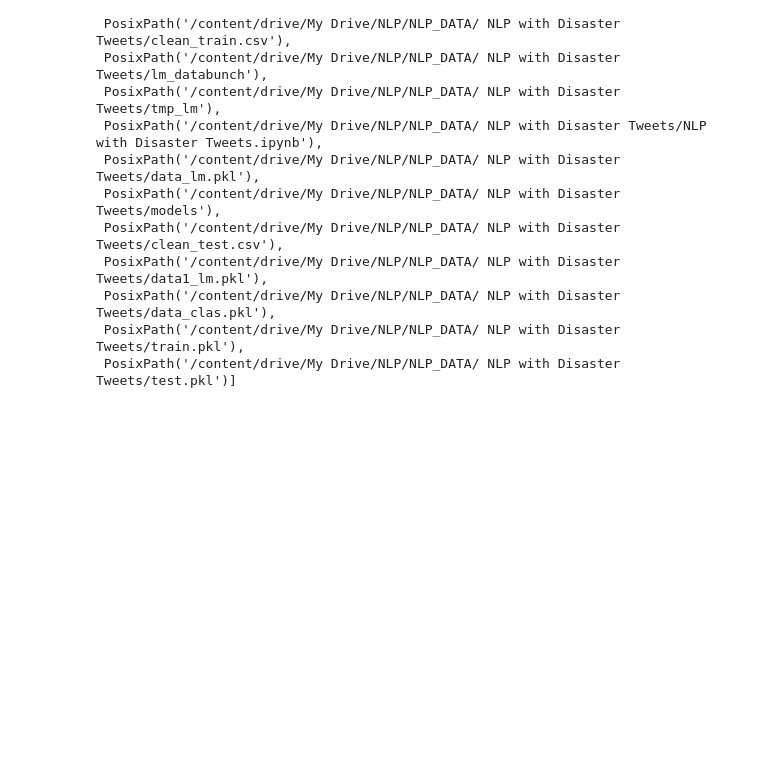
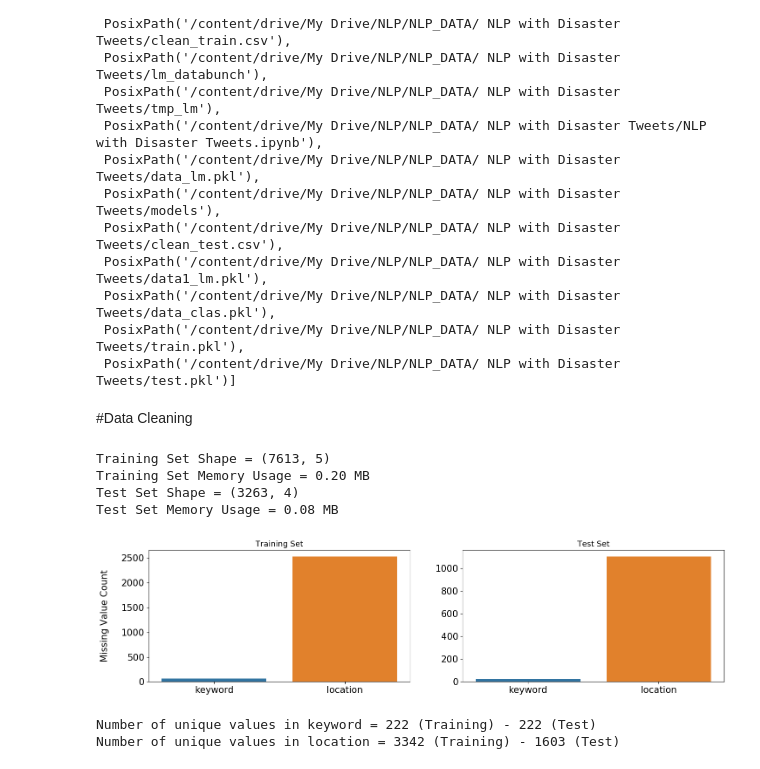
Before and after one commit to rajibmondal/Projects.NLP, a Jupyter notebook: NLP_with_Disaster_Tweets.ipynb, the cells around one changed output. Saved outputs shown, nothing was run; the diff lists cells and outputs as text; code cells hidden in the pictures; blank space fills up the shorter version.

```diff
--- a/NLP_with_Disaster_Tweets.ipynb
+++ b/NLP_with_Disaster_Tweets.ipynb
@@ -437,3 +439,5 @@ path.ls()
  PosixPath('/content/drive/My Drive/NLP/NLP_DATA/ NLP with Disaster Tweets/data_clas.pkl'),
  PosixPath('/content/drive/My Drive/NLP/NLP_DATA/ NLP with Disaster Tweets/train.pkl'),
  PosixPath('/content/drive/My Drive/NLP/NLP_DATA/ NLP with Disaster Tweets/test.pkl')]
+# %% [markdown]
+#Data Cleaning
@@ -439,0 +463,43 @@ path.ls()
+# %%
+df_train = pd.read_csv('/content/drive/My Drive/NLP/NLP_DATA/ NLP with Disaster Tweets/train.csv', dtype={'id': np.int16, 'target': np.int8})
+df_test = pd.read_csv('/content/drive/My Drive/NLP/NLP_DATA/ NLP with Disaster Tweets/test.csv', dtype={'id': np.int16})
+# %%
+print('Training Set Shape = {}'.format(df_train.shape))
+print('Training Set Memory Usage = {:.2f} MB'.format(df_train.memory_usage().sum() / 1024**2))
+print('Test Set Shape = {}'.format(df_test.shape))
+print('Test Set Memory Usage = {:.2f} MB'.format(df_test.memory_usage().sum() / 1024**2))
+# %% [output]
+Training Set Shape = (7613, 5)
+Training Set Memory Usage = 0.20 MB
+Test Set Shape = (3263, 4)
+Test Set Memory Usage = 0.08 MB
+# %%
+missing_cols = ['keyword', 'location']
+
+fig, axes = plt.subplots(ncols=2, figsize=(17, 4), dpi=100)
+
+sns.barplot(x=df_train[missing_cols].isnull().sum().index, y=df_train[missing_cols].isnull().sum().values, ax=axes[0])
+sns.barplot(x=df_test[missing_cols].isnull().sum().index, y=df_test[missing_cols].isnull().sum().values, ax=axes[1])
+
+axes[0].set_ylabel('Missing Value Count', size=15, labelpad=20)
+axes[0].tick_params(axis='x', labelsize=15)
+axes[0].tick_params(axis='y', labelsize=15)
+axes[1].tick_params(axis='x', labelsize=15)
+axes[1].tick_params(axis='y', labelsize=15)
+
+axes[0].set_title('Training Set', fontsize=13)
+axes[1].set_title('Test Set', fontsize=13)
+
+plt.show()
+
+for df in [df_train, df_test]:
+    for col in ['keyword', 'location']:
+        df[col] = df[col].fillna(f'no_{col}')
+# %% [output]
+[figure, added]
+# %%
+print(f'Number of unique values in keyword = {df_train["keyword"].nunique()} (Training) - {df_test["keyword"].nunique()} (Test)')
+print(f'Number of unique values in location = {df_train["location"].nunique()} (Training) - {df_test["location"].nunique()} (Test)')
+# %% [output]
+Number of unique values in keyword = 222 (Training) - 222 (Test)
+Number of unique values in location = 3342 (Training) - 1603 (Test)
```
Also changed, not shown: parts of 23 cells of this notebook.
